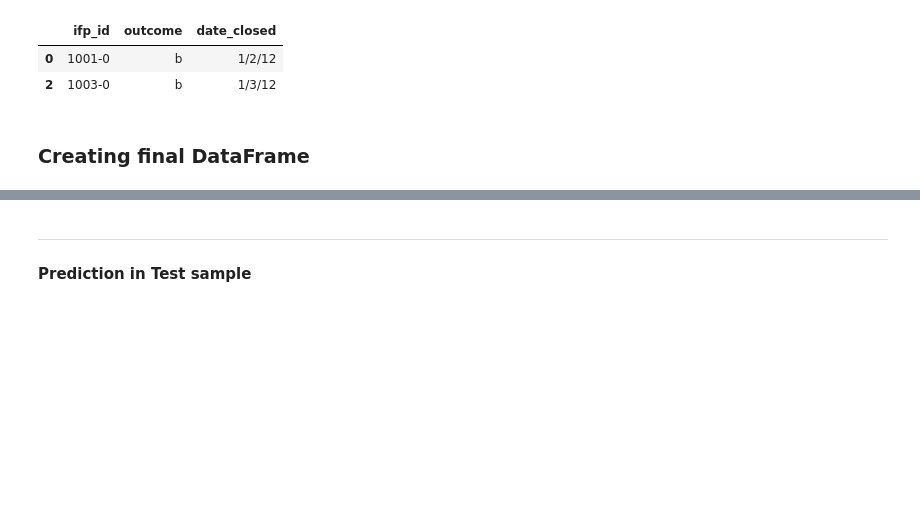
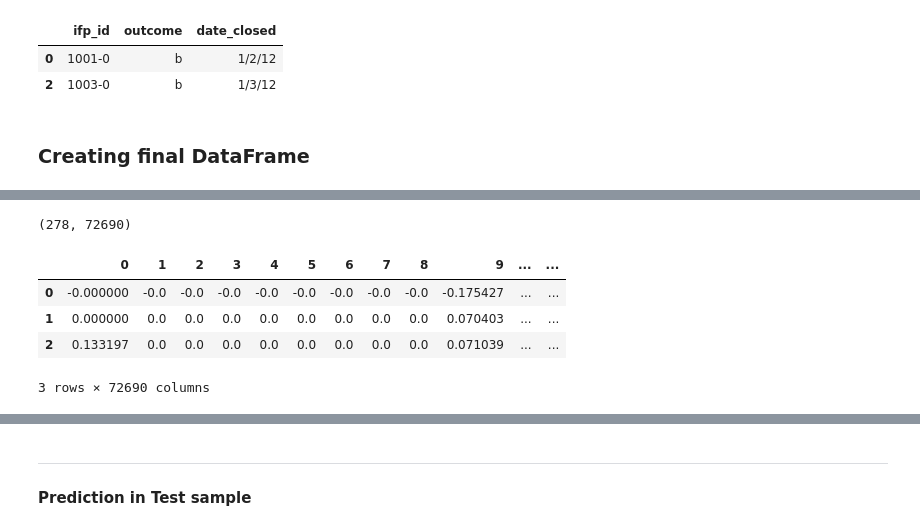
Before and after one commit to MKurseev/master_thesis, a Jupyter notebook: main_file.ipynb, the cells around one changed output, grey strips where cells are left out. Cells and saved outputs as stored; diff of their text form; code cells hidden in the pictures; blank space fills up the shorter version.

```diff
--- a/main_file.ipynb
+++ b/main_file.ipynb
@@ -124,0 +189,26 @@ embedding_df["ifp_id"] = ifps.ifp_id
+# %%
+temp = master_data.groupby('user_id',as_index=False).ifp_id.count()
+ids_more_10_q = temp.query('ifp_id > 10')[['user_id']]
+
+expert_inputs = master_data.merge(ids_more_10_q).pivot(index = "ifp_id", columns = "user_id", values = "value").fillna(0)
+# %%
+final_ans_users_10_q = pd.DataFrame()
+
+for i in range(cross_cols):
+    temp = pd.DataFrame(expert_inputs.reset_index().drop('ifp_id', axis=1).T.values * embedding_pca_df[i].values).T
+    final_ans_users_10_q = pd.concat([final_ans_users_10_q, temp],axis=1)
+
+final_ans_users_10_q['ifp_id'] = event_outcomes['ifp_id']
+final_ans_users_10_q = pd.merge(final_ans_users_10_q, event_outcomes, on="ifp_id")
+# %%
+final_ans_users_10_q.shape
+# %% [output]
+(278, 72690)
+# %%
+final_ans_users_10_q.head(3)
+# %% [output]
+|  | 0 | 1 | 2 | 3 | 4 | 5 | 6 | 7 | 8 | 9 | ... | ... |
+| 0 | -0.000000 | -0.0 | -0.0 | -0.0 | -0.0 | -0.0 | -0.0 | -0.0 | -0.0 | -0.175427 | ... | ... |
+| 1 | 0.000000 | 0.0 | 0.0 | 0.0 | 0.0 | 0.0 | 0.0 | 0.0 | 0.0 | 0.070403 | ... | ... |
+| 2 | 0.133197 | 0.0 | 0.0 | 0.0 | 0.0 | 0.0 | 0.0 | 0.0 | 0.0 | 0.071039 | ... | ... |
+3 rows × 72690 columns
```
Also changed, not shown: parts of 35 cells of this notebook, 2 other files.
